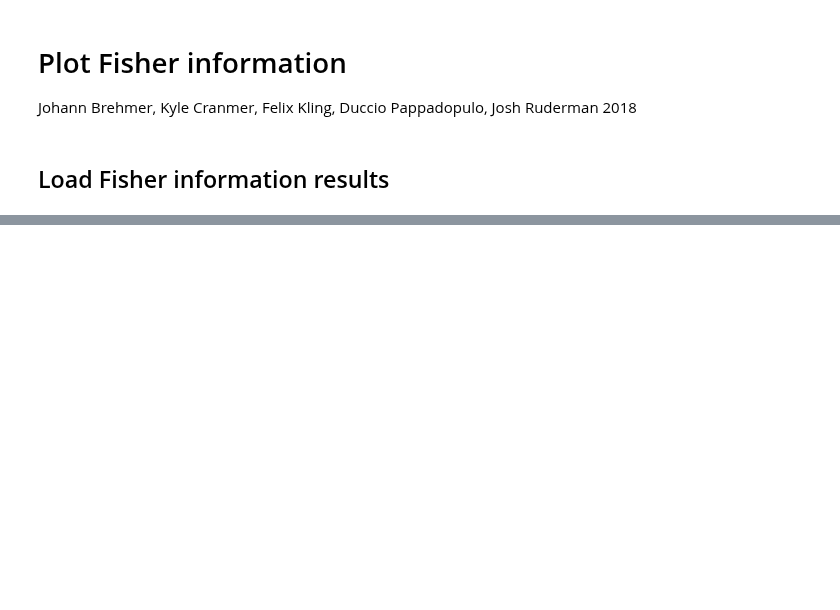
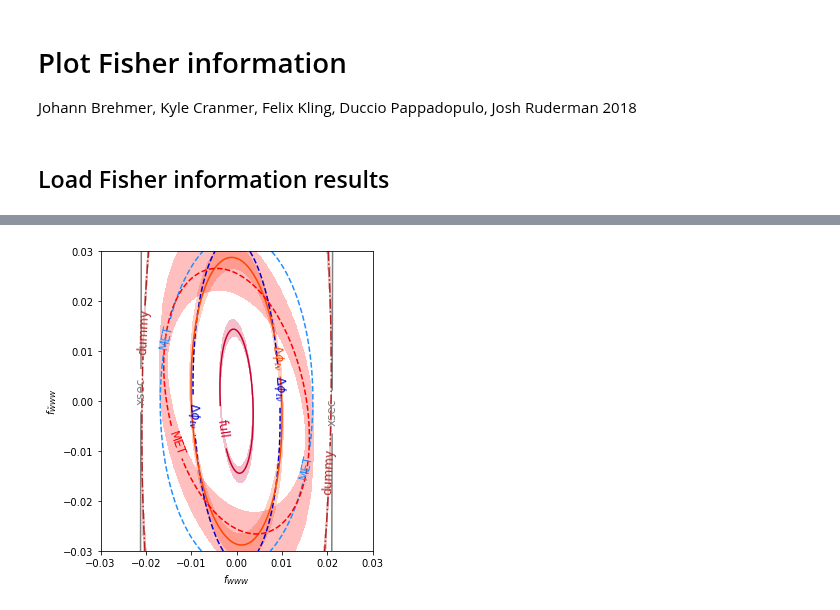
Before and after one commit to dlvp/diboson_mining, a Jupyter notebook: notebooks/wgamma/07_plot_fisher_information.ipynb, the cells around one changed output, grey strips where cells are left out. Drawn from its saved outputs; the diff is of its cells as text; code cells hidden in the pictures; blank space fills up the shorter version.

```diff
--- a/notebooks/wgamma/07_plot_fisher_information.ipynb
+++ b/notebooks/wgamma/07_plot_fisher_information.ipynb
@@ -122,0 +150,6 @@ plt.savefig('wgamma_information_w100.pdf')
+# %%
+fig = make_plot('_w10', [0, 1, 4, 7, 8, 9, 10])
+
+plt.savefig('wgamma_information_w10_some.pdf')
+# %% [output]
+[figure, added]
```
Also changed, not shown: parts of 11 cells of this notebook, 7 other files.
